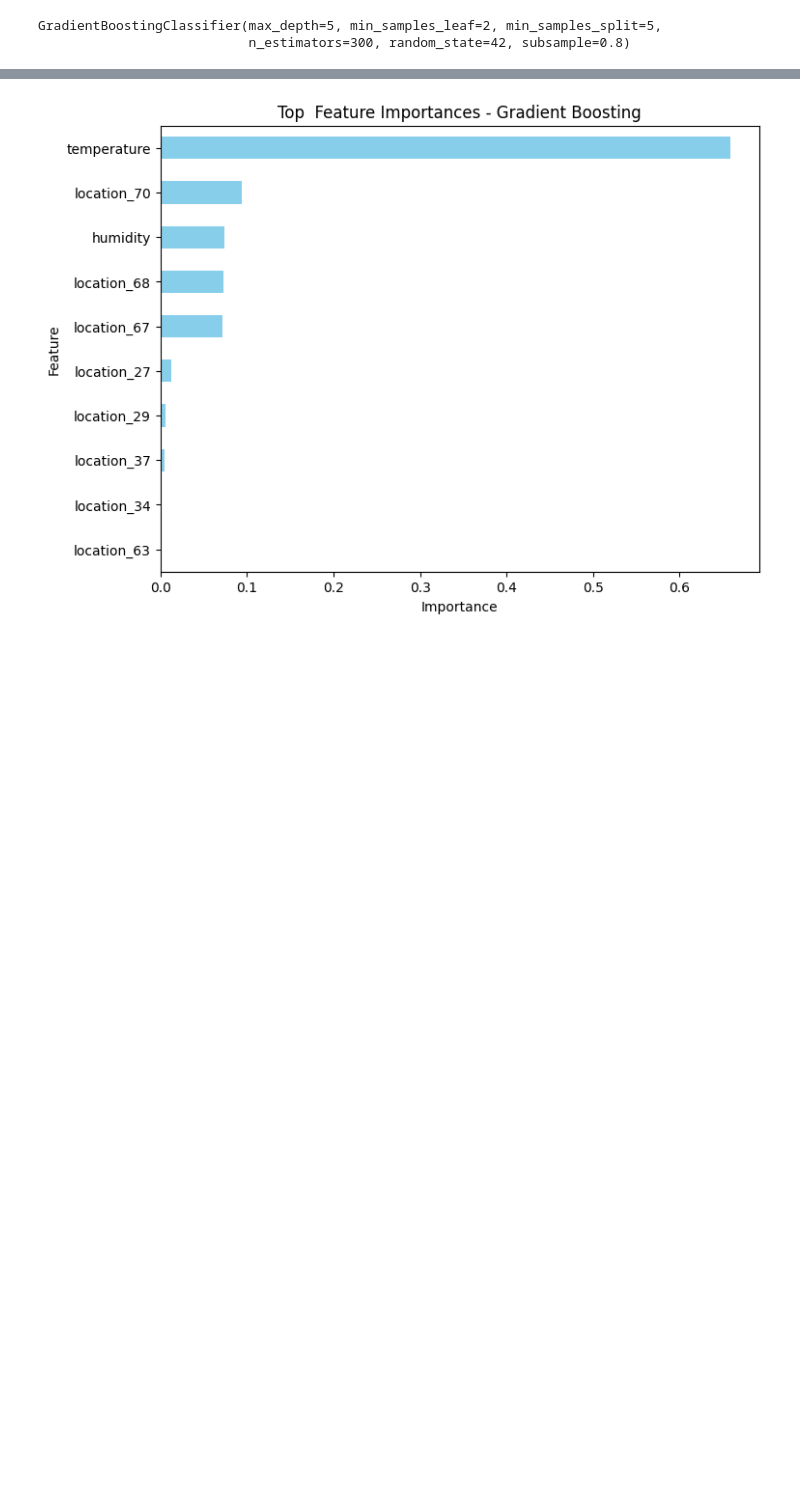
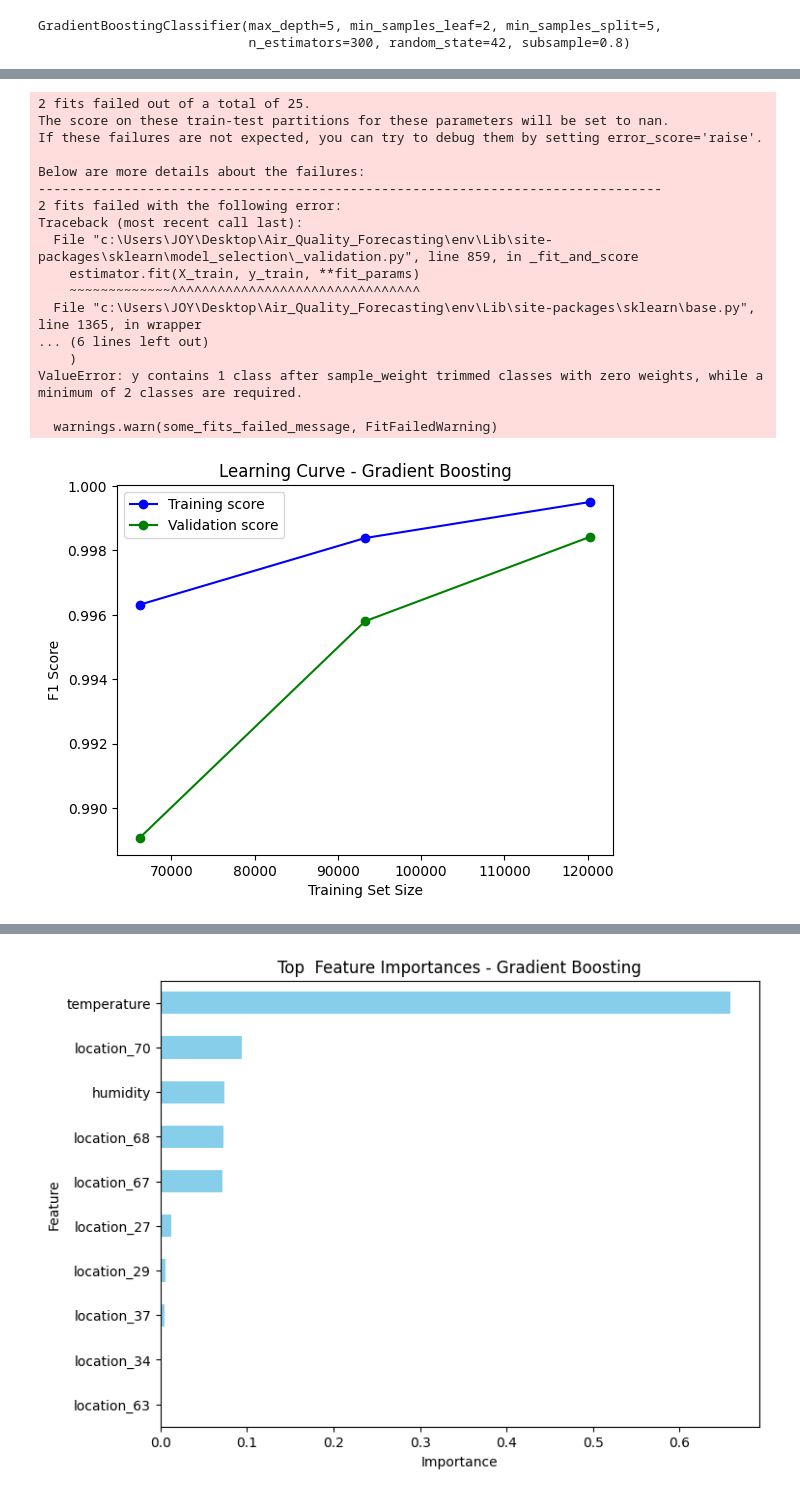
Before and after one commit to j-o-y-14/Air_Quality_Forecasting, a Jupyter notebook: Air_Quality.ipynb, the cells around one changed output, grey strips where cells are left out. Saved outputs shown, nothing was run; the diff lists cells and outputs as text; code cells hidden in the pictures; blank space fills up the shorter version.

Commit message:
add a new line

```diff
--- a/Air_Quality.ipynb
+++ b/Air_Quality.ipynb
@@ -727,0 +795,45 @@ GradientBoostingClassifier(max_depth=5, min_samples_leaf=2, min_samples_split=5,
+# %%
+from sklearn.model_selection import learning_curve
+import numpy as np
+import matplotlib.pyplot as plt
+
+# Compute learning curve
+train_sizes, train_scores, test_scores = learning_curve(
+    best_gb, X_train_res, y_train_res,
+    cv=5,
+    scoring='f1',   # change to 'accuracy' if preferred
+    train_sizes=np.linspace(0.1, 1.0, 5),
+    n_jobs=-1
+)
+
+# Mean scores
+train_mean = np.mean(train_scores, axis=1)
+test_mean  = np.mean(test_scores, axis=1)
+
+# Plot
+plt.plot(train_sizes, train_mean, 'o-', color='blue', label='Training score')
+plt.plot(train_sizes, test_mean, 'o-', color='green', label='Validation score')
+plt.xlabel("Training Set Size")
+plt.ylabel("F1 Score")   # match your scoring above
+plt.title("Learning Curve - Gradient Boosting")
+plt.legend()
+plt.show()
+# %% [output]
+2 fits failed out of a total of 25.
+The score on these train-test partitions for these parameters will be set to nan.
+If these failures are not expected, you can try to debug them by setting error_score='raise'.
+
+Below are more details about the failures:
+--------------------------------------------------------------------------------
+2 fits failed with the following error:
+Traceback (most recent call last):
+  File "c:\Users\JOY\Desktop\Air_Quality_Forecasting\env\Lib\site-packages\sklearn\model_selection\_validation.py", line 859, in _fit_and_score
+    estimator.fit(X_train, y_train, **fit_params)
+    ~~~~~~~~~~~~~^^^^^^^^^^^^^^^^^^^^^^^^^^^^^^^^
+  File "c:\Users\JOY\Desktop\Air_Quality_Forecasting\env\Lib\site-packages\sklearn\base.py", line 1365, in wrapper
+... (6 lines left out)
+    )
+ValueError: y contains 1 class after sample_weight trimmed classes with zero weights, while a minimum of 2 classes are required.
+
+  warnings.warn(some_fits_failed_message, FitFailedWarning)
+[figure, added]
```
Also changed, not shown: parts of 19 cells of this notebook, 6 other files.
